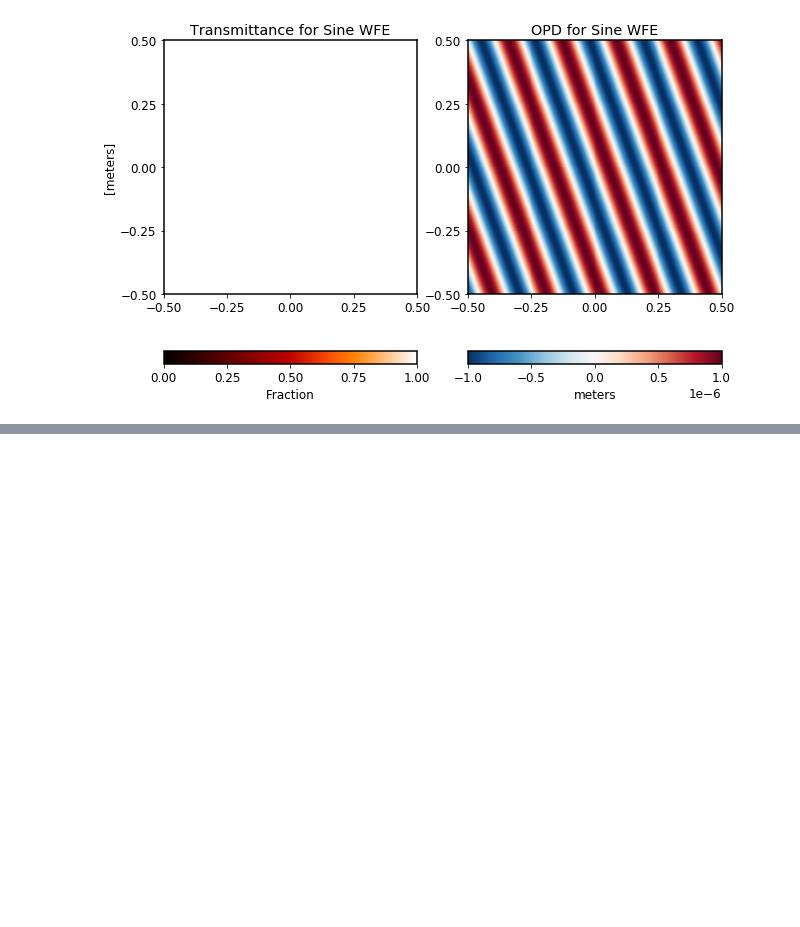
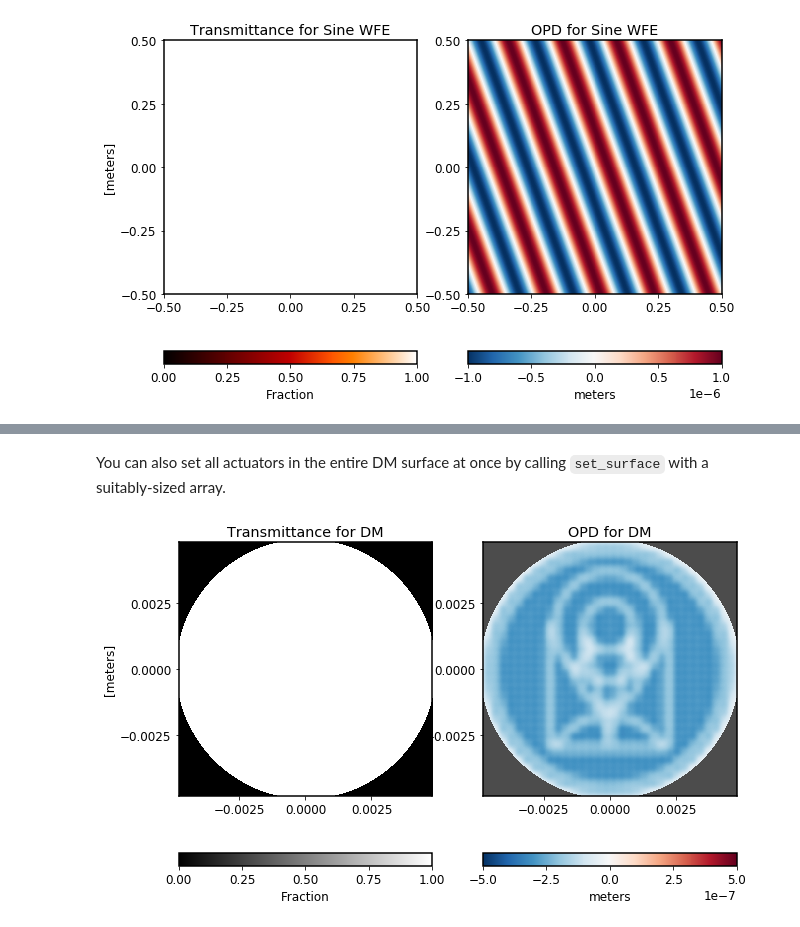
Before and after one commit to spacetelescope/poppy, a Jupyter notebook: docs/available_optics.ipynb, the cells around one changed output, grey strips where cells are left out. Saved outputs shown, nothing was run; the diff lists cells and outputs as text; code cells hidden in the pictures; blank space fills up the shorter version.

```diff
--- a/docs/available_optics.ipynb
+++ b/docs/available_optics.ipynb
@@ -254,0 +271,9 @@ optic.display(what='both', opd_vmax=1*u.micron);
+# %% [markdown]
+You can also set all actuators in the entire DM surface at once by calling `set_surface` with a suitably-sized array.
+# %%
+dm = poppy.dms.ContinuousDeformableMirror(dm_shape=(32,32), actuator_spacing=0.3*u.mm, radius=4.9*u.mm)
+target_surf = fits.getdata('dm_example_surface.fits')
+dm.set_surface(target_surf);
+dm.display(what='both');
+# %% [output]
+[figure, added]
```
Also changed, not shown: parts of 13 cells of this notebook, 2 other files.
